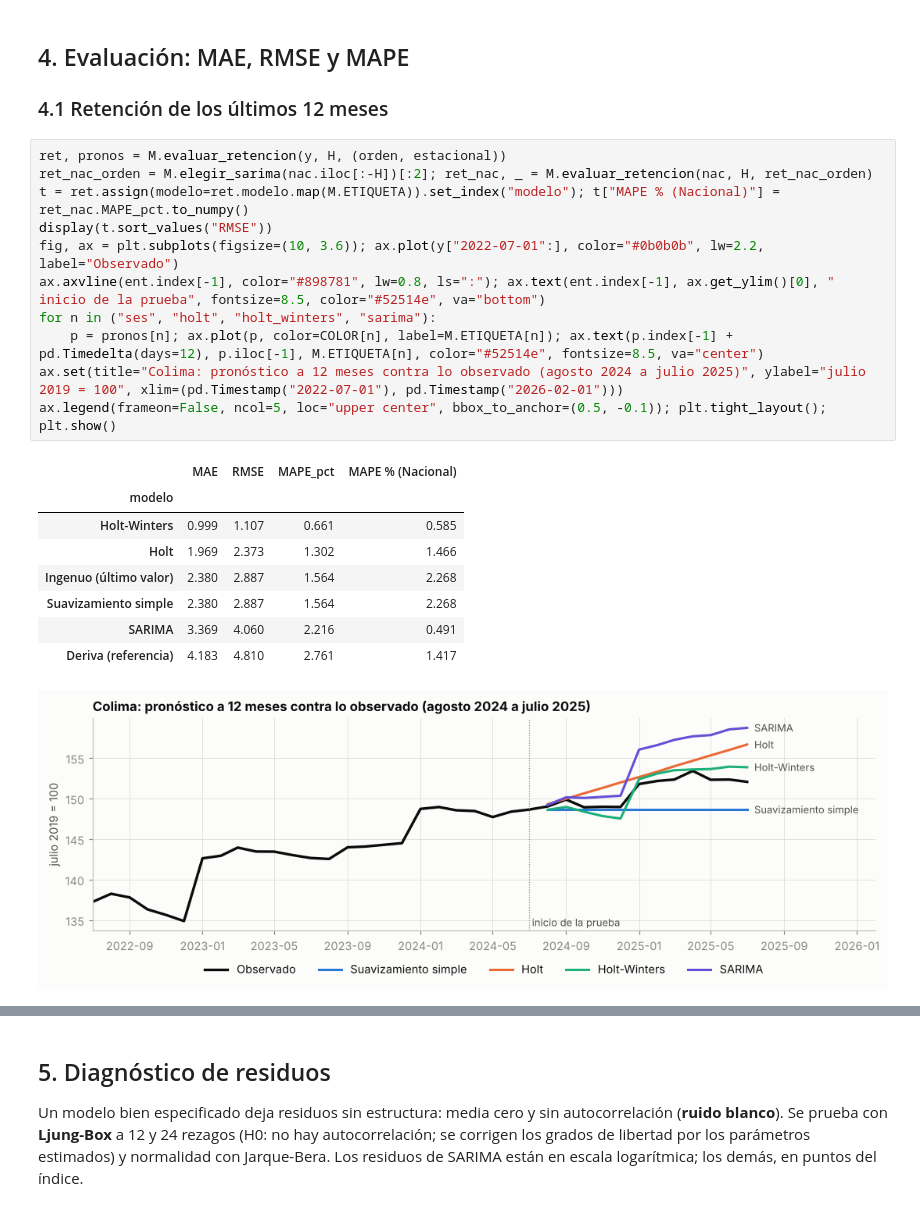
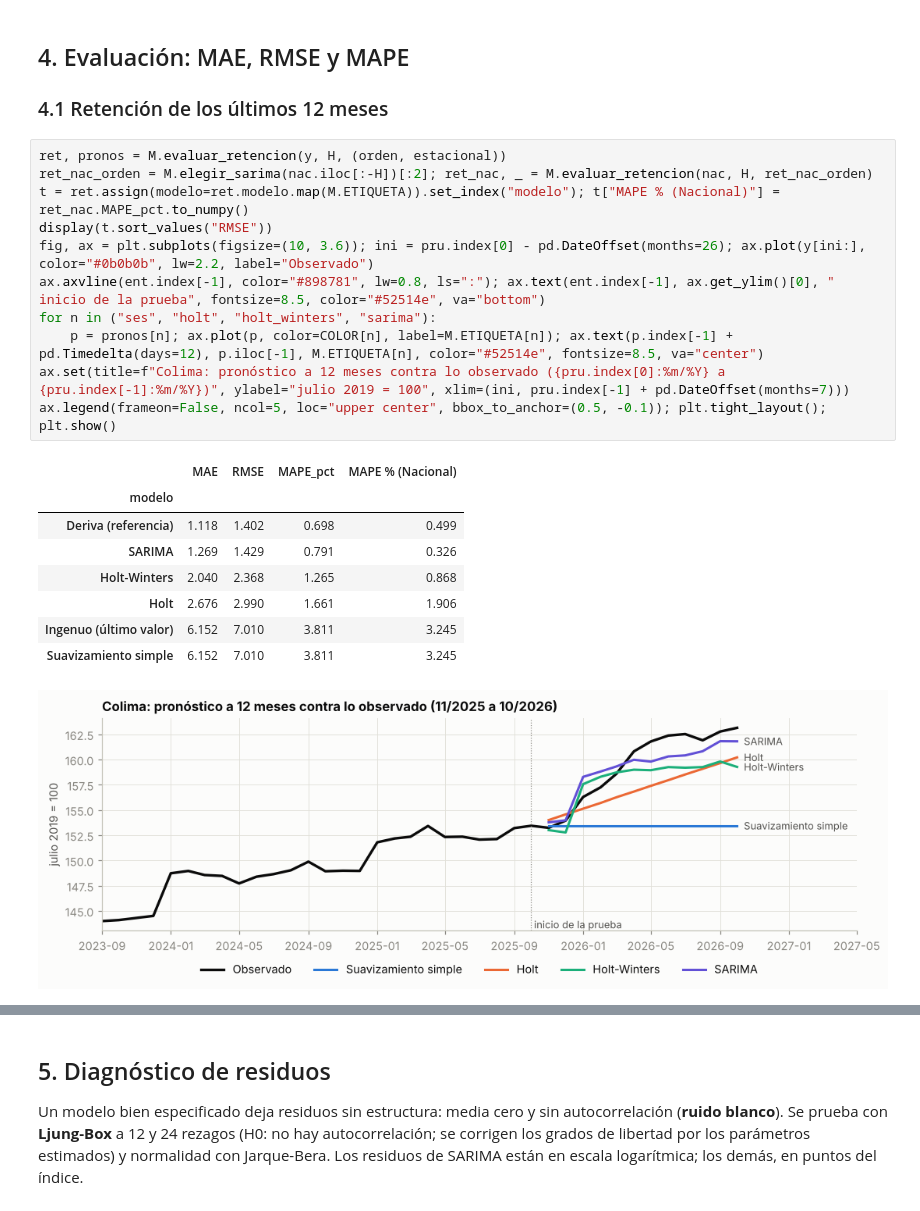
Before and after one commit to 23460521-commits/tdl-observatorio-electrico, a Jupyter notebook: docs/E1/pronostico.ipynb, the cells around one changed output, grey strips where cells are left out. Saved outputs shown, nothing was run; the diff lists cells and outputs as text.

```diff
--- a/docs/E1/pronostico.ipynb
+++ b/docs/E1/pronostico.ipynb
@@ -178,22 +178,22 @@ SARIMA elegido por AIC: (1, 1, 0)(1, 0, 1)[12] con constante (deriva)
 # %%
 ret, pronos = M.evaluar_retencion(y, H, (orden, estacional))
 ret_nac_orden = M.elegir_sarima(nac.iloc[:-H])[:2]; ret_nac, _ = M.evaluar_retencion(nac, H, ret_nac_orden)
 t = ret.assign(modelo=ret.modelo.map(M.ETIQUETA)).set_index("modelo"); t["MAPE % (Nacional)"] = ret_nac.MAPE_pct.to_numpy()
 display(t.sort_values("RMSE"))
-fig, ax = plt.subplots(figsize=(10, 3.6)); ax.plot(y["2022-07-01":], color="#0b0b0b", lw=2.2, label="Observado")
+fig, ax = plt.subplots(figsize=(10, 3.6)); ini = pru.index[0] - pd.DateOffset(months=26); ax.plot(y[ini:], color="#0b0b0b", lw=2.2, label="Observado")
 ax.axvline(ent.index[-1], color="#898781", lw=0.8, ls=":"); ax.text(ent.index[-1], ax.get_ylim()[0], " inicio de la prueba", fontsize=8.5, color="#52514e", va="bottom")
 for n in ("ses", "holt", "holt_winters", "sarima"):
     p = pronos[n]; ax.plot(p, color=COLOR[n], label=M.ETIQUETA[n]); ax.text(p.index[-1] + pd.Timedelta(days=12), p.iloc[-1], M.ETIQUETA[n], color="#52514e", fontsize=8.5, va="center")
-ax.set(title="Colima: pronóstico a 12 meses contra lo observado (agosto 2024 a julio 2025)", ylabel="julio 2019 = 100", xlim=(pd.Timestamp("2022-07-01"), pd.Timestamp("2026-02-01")))
+ax.set(title=f"Colima: pronóstico a 12 meses contra lo observado ({pru.index[0]:%m/%Y} a {pru.index[-1]:%m/%Y})", ylabel="julio 2019 = 100", xlim=(ini, pru.index[-1] + pd.DateOffset(months=7)))
 ax.legend(frameon=False, ncol=5, loc="upper center", bbox_to_anchor=(0.5, -0.1)); plt.tight_layout(); plt.show()
 # %% [output]
 |  | MAE | RMSE | MAPE_pct | MAPE % (Nacional) |
 | modelo |  |  |  |  |
-| Holt-Winters | 0.999 | 1.107 | 0.661 | 0.585 |
-| Holt | 1.969 | 2.373 | 1.302 | 1.466 |
-| Ingenuo (último valor) | 2.380 | 2.887 | 1.564 | 2.268 |
-| Suavizamiento simple | 2.380 | 2.887 | 1.564 | 2.268 |
-| SARIMA | 3.369 | 4.060 | 2.216 | 0.491 |
-| Deriva (referencia) | 4.183 | 4.810 | 2.761 | 1.417 |
+| Deriva (referencia) | 1.118 | 1.402 | 0.698 | 0.499 |
+| SARIMA | 1.269 | 1.429 | 0.791 | 0.326 |
+| Holt-Winters | 2.040 | 2.368 | 1.265 | 0.868 |
+| Holt | 2.676 | 2.990 | 1.661 | 1.906 |
+| Ingenuo (último valor) | 6.152 | 7.010 | 3.811 | 3.245 |
+| Suavizamiento simple | 6.152 | 7.010 | 3.811 | 3.245 |
-[figure, old version]
+[figure, new version]
 # %% [markdown]
```
Also changed, not shown: parts of 19 cells of this notebook, 32 other files.
